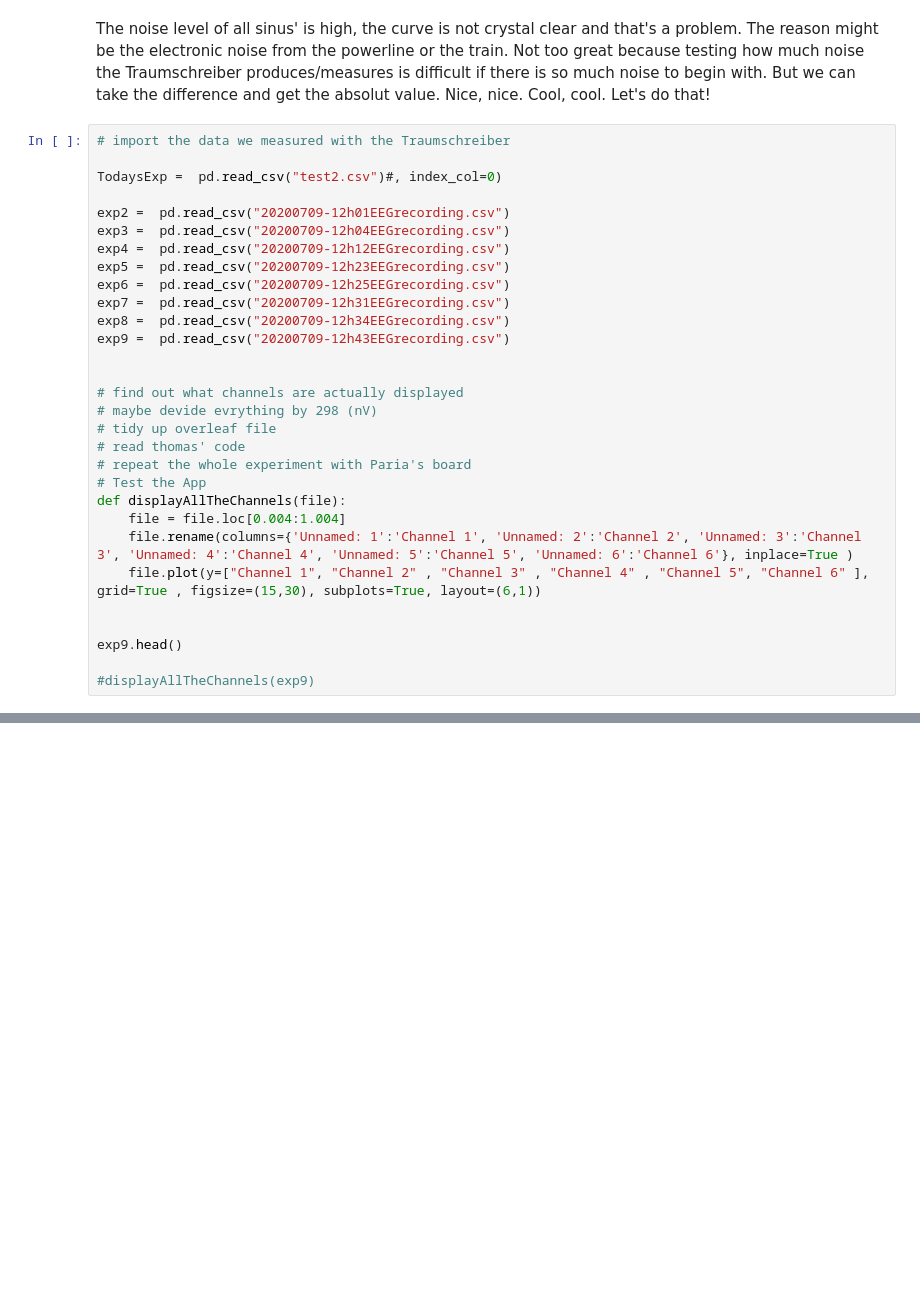
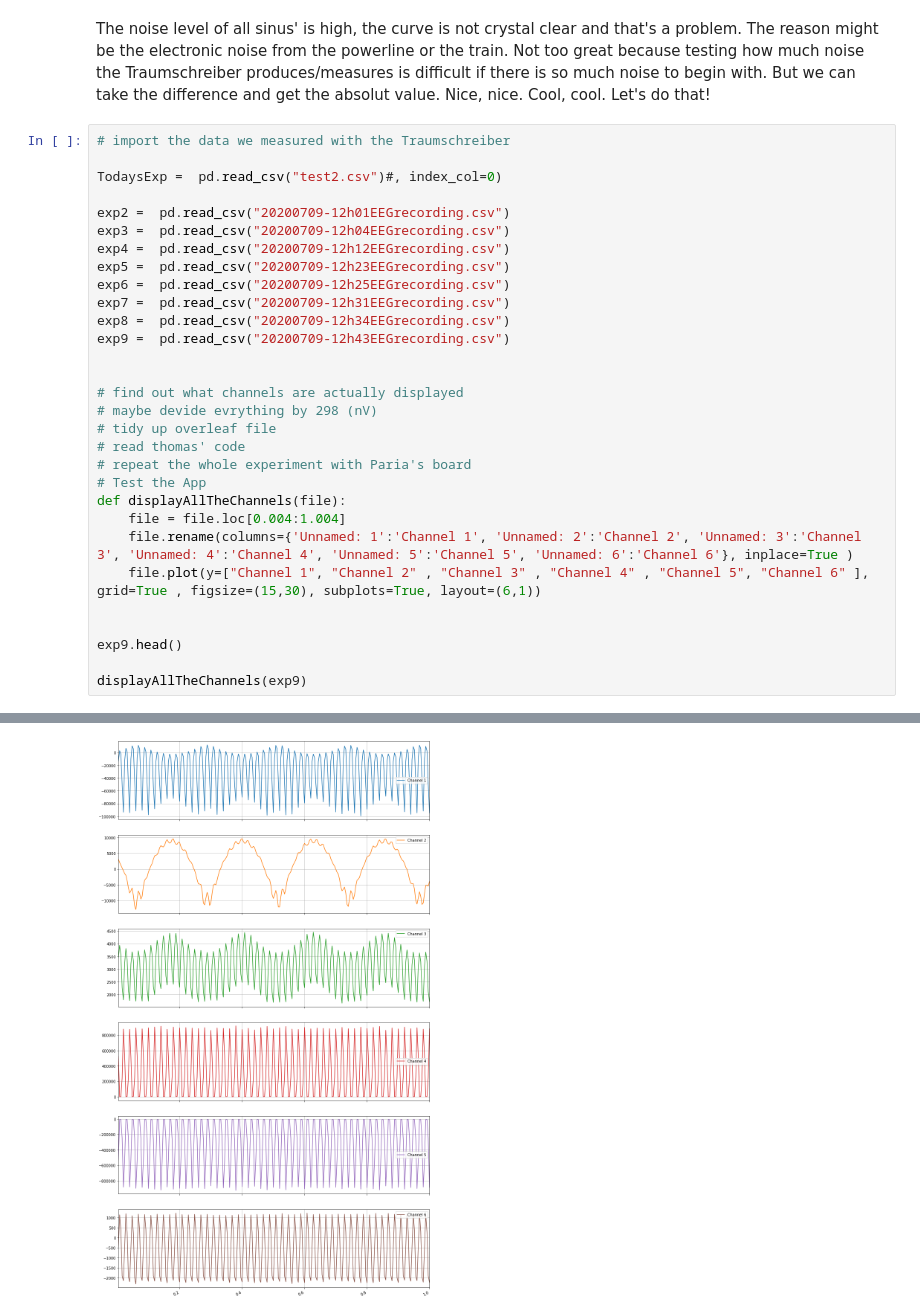
Before and after one commit to xinterface/Traumschreiber, a Jupyter notebook: SanityCheck/SanityCheck.ipynb, the cells around one changed output, grey strips where cells are left out. Drawn from its saved outputs; the diff is of its cells as text; blank space fills up the shorter version.

```diff
--- a/SanityCheck/SanityCheck.ipynb
+++ b/SanityCheck/SanityCheck.ipynb
@@ -66,5 +72,5 @@ def displayAllTheChannels(file):
 
 exp9.head()
 
-#displayAllTheChannels(exp9)
+displayAllTheChannels(exp9)
 # %% [output]
@@ -76,0 +97 @@ exp9.head()
+[figure, added]
```
Also changed, not shown: parts of 7 cells of this notebook, 45 other files.
